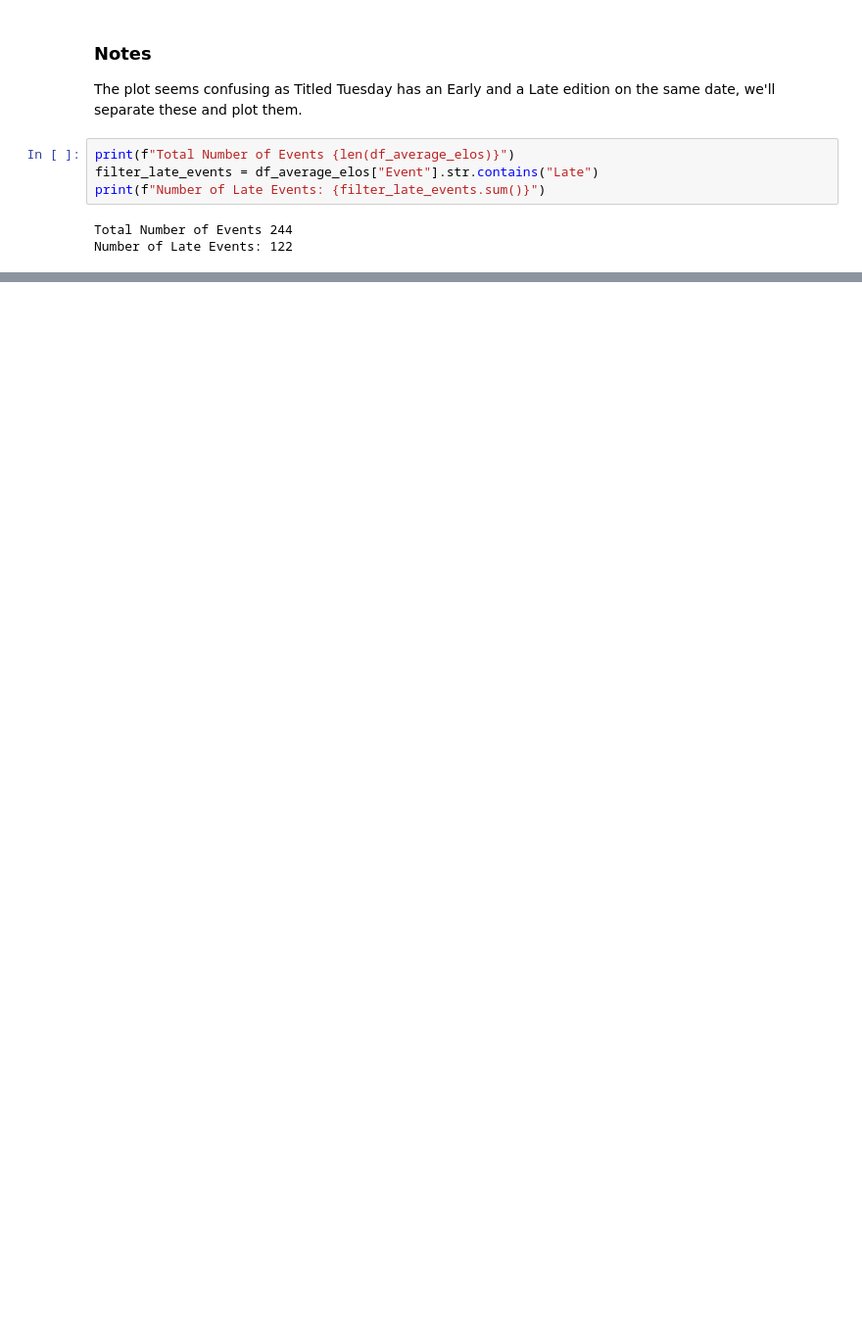
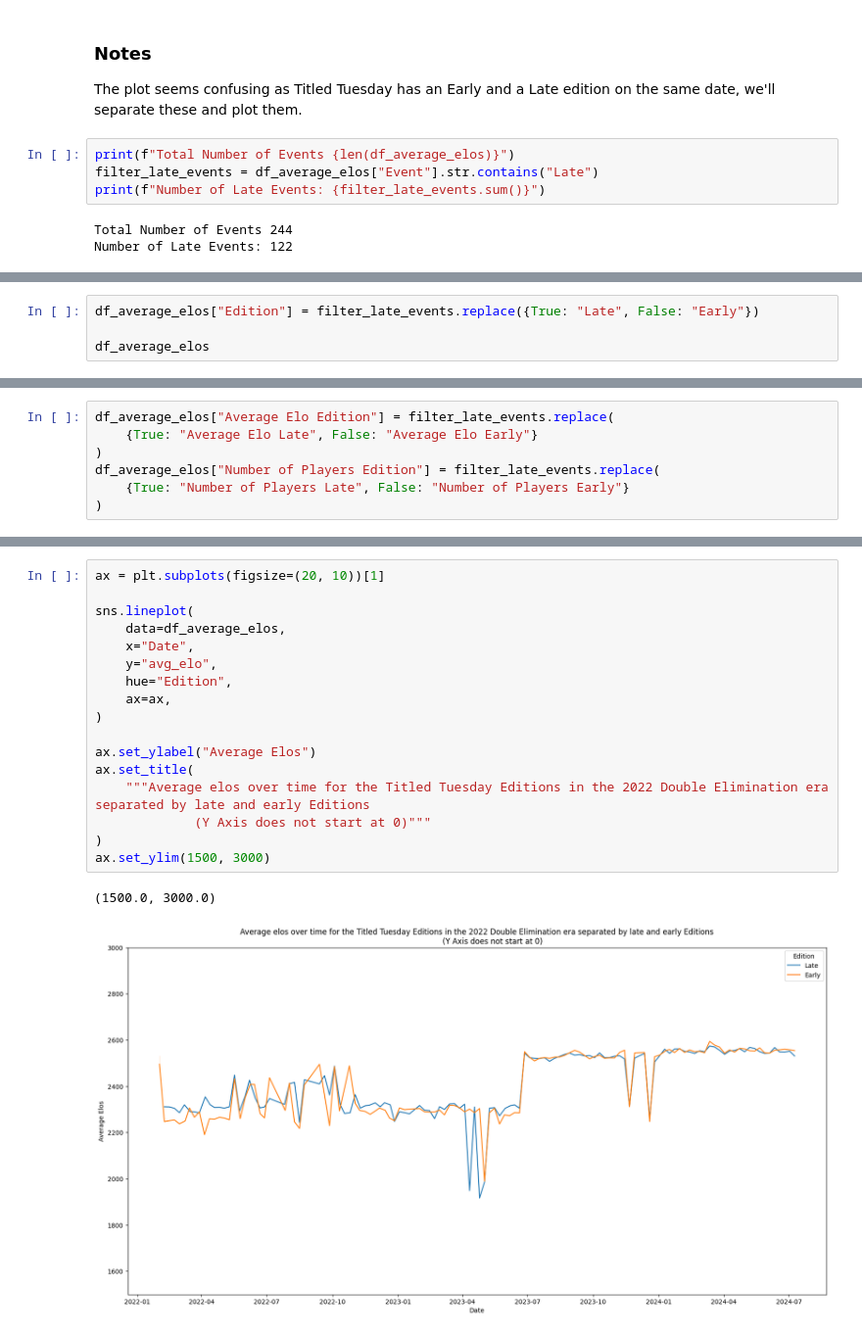
Before and after one commit to krugergui/Chess_Analysis_Titled_Tuesday, a Jupyter notebook: src/notebooks/data_exploration.ipynb, the cells around one changed output, grey strips where cells are left out. Shown: that part at 98% size. Drawn from its saved outputs; the diff is of its cells as text; blank space fills up the shorter version.

```diff
--- a/src/notebooks/data_exploration.ipynb
+++ b/src/notebooks/data_exploration.ipynb
@@ -503,0 +482,4 @@ Titled Tuesday Blitz April 25 Late 2023 - average elo: 1915.3225326991676
+# %%
+df_average_elos["Edition"] = filter_late_events.replace({True: "Late", False: "Early"})
+
+df_average_elos
@@ -503,0 +506,7 @@ Titled Tuesday Blitz April 25 Late 2023 - average elo: 1915.3225326991676
+# %%
+df_average_elos["Average Elo Edition"] = filter_late_events.replace(
+    {True: "Average Elo Late", False: "Average Elo Early"}
+)
+df_average_elos["Number of Players Edition"] = filter_late_events.replace(
+    {True: "Number of Players Late", False: "Number of Players Early"}
+)
@@ -503,0 +548,20 @@ Titled Tuesday Blitz April 25 Late 2023 - average elo: 1915.3225326991676
+# %%
+ax = plt.subplots(figsize=(20, 10))[1]
+
+sns.lineplot(
+    data=df_average_elos,
+    x="Date",
+    y="avg_elo",
+    hue="Edition",
+    ax=ax,
+)
+
+ax.set_ylabel("Average Elos")
+ax.set_title(
+    """Average elos over time for the Titled Tuesday Editions in the 2022 Double Elimination era separated by late and early Editions
+             (Y Axis does not start at 0)"""
+)
+ax.set_ylim(1500, 3000)
+# %% [output]
+(1500.0, 3000.0)
+[figure, added]
```
Also changed, not shown: parts of 15 cells of this notebook, 1 other file.
